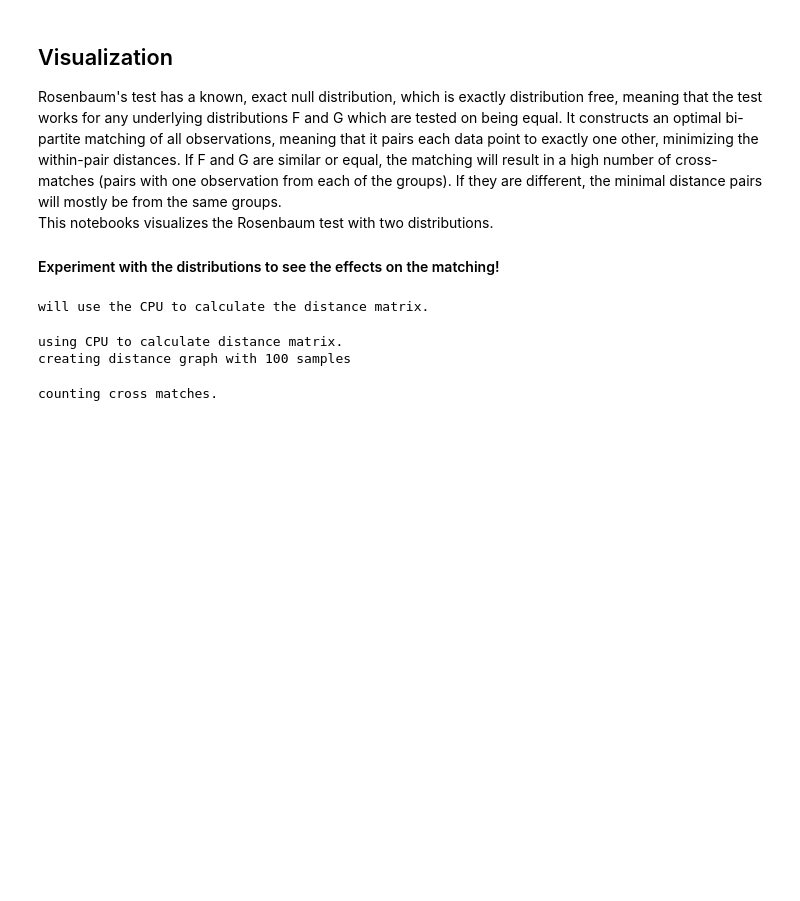
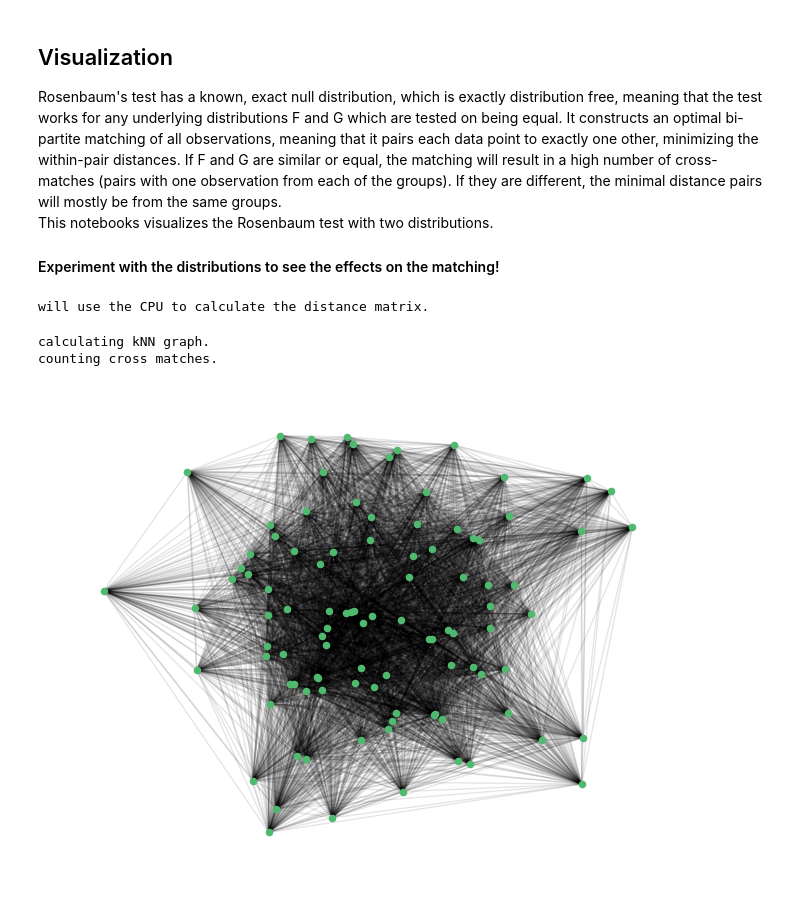
Before and after one commit to bionetslab/scXMatch_paper, a Jupyter notebook: notebooks/fig1.ipynb, the cells around one changed output. Saved outputs shown, nothing was run; the diff lists cells and outputs as text; code cells hidden in the pictures; blank space fills up the shorter version.

```diff
--- a/notebooks/fig1.ipynb
+++ b/notebooks/fig1.ipynb
@@ -70,10 +42,5 @@ sc.pp.neighbors(adata_1, metric=metric, n_pcs=0)
 # %%
-test = "A"
+test_group = "A"
 reference = "B"
 metric="sqeuclidean"
-distances = calculate_distances(adata_1.X, metric)
-G = construct_graph_from_distances(distances)
-matching = match(G, len(adata_1))
+distances = cdist(adata_1.X, adata_1.X, metric=metric)
-# %% [output]
-using CPU to calculate distance matrix.
-creating distance graph with 100 samples
@@ -82,4 +49,9 @@ sc.pp.neighbors(adata_1, n_neighbors=5, metric=metric)
 # %%
-G = nx.from_edgelist([e for e in G.get_edges() if ((e[0] < len(adata_1) and e[1] < len(adata_1)) and (e[0] != e[1]))])
+G = nx.Graph(distances)
 G_knn = nx.from_scipy_sparse_array(adata_1.obsp["distances"])
+# %%
+_ = test(adata_1, k=10, metric=metric, test_group=test_group, reference=reference, group_by="Group")
+# %% [output]
+calculating kNN graph.
+counting cross matches.
 # %%
@@ -112,5 +62,5 @@ references = ["B", "C", "D", "E"]
-# %%
-fig_1a = plt.imread("../plots/fig_1a.png")
-laid_out_graph, laid_out_pos, laid_out_colors = get_laid_out_matches(adata_1, matching)
-# %% [output]
-counting cross matches.
+# %%
+nx.draw(G, pos=pos, node_color="#4FBA6F", edge_color=(0, 0, 0, 0.1), node_size=20)
+plt.savefig("../plots/fig1/visualization_1a_1.svg", dpi=300, bbox_inches="tight")
+# %% [output]
+[figure, added]
```
Also changed, not shown: parts of 15 cells of this notebook, 4 other files.
